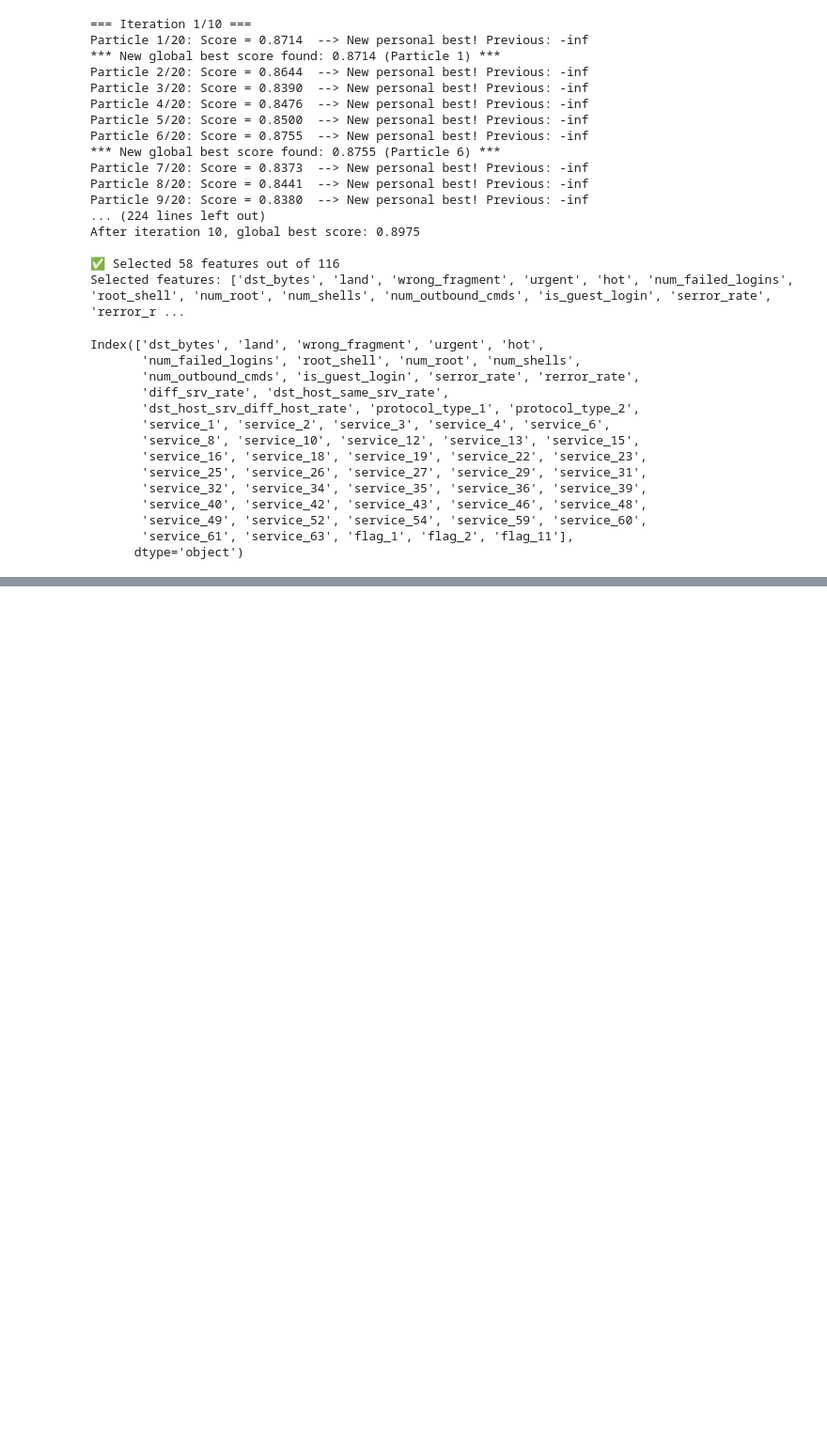
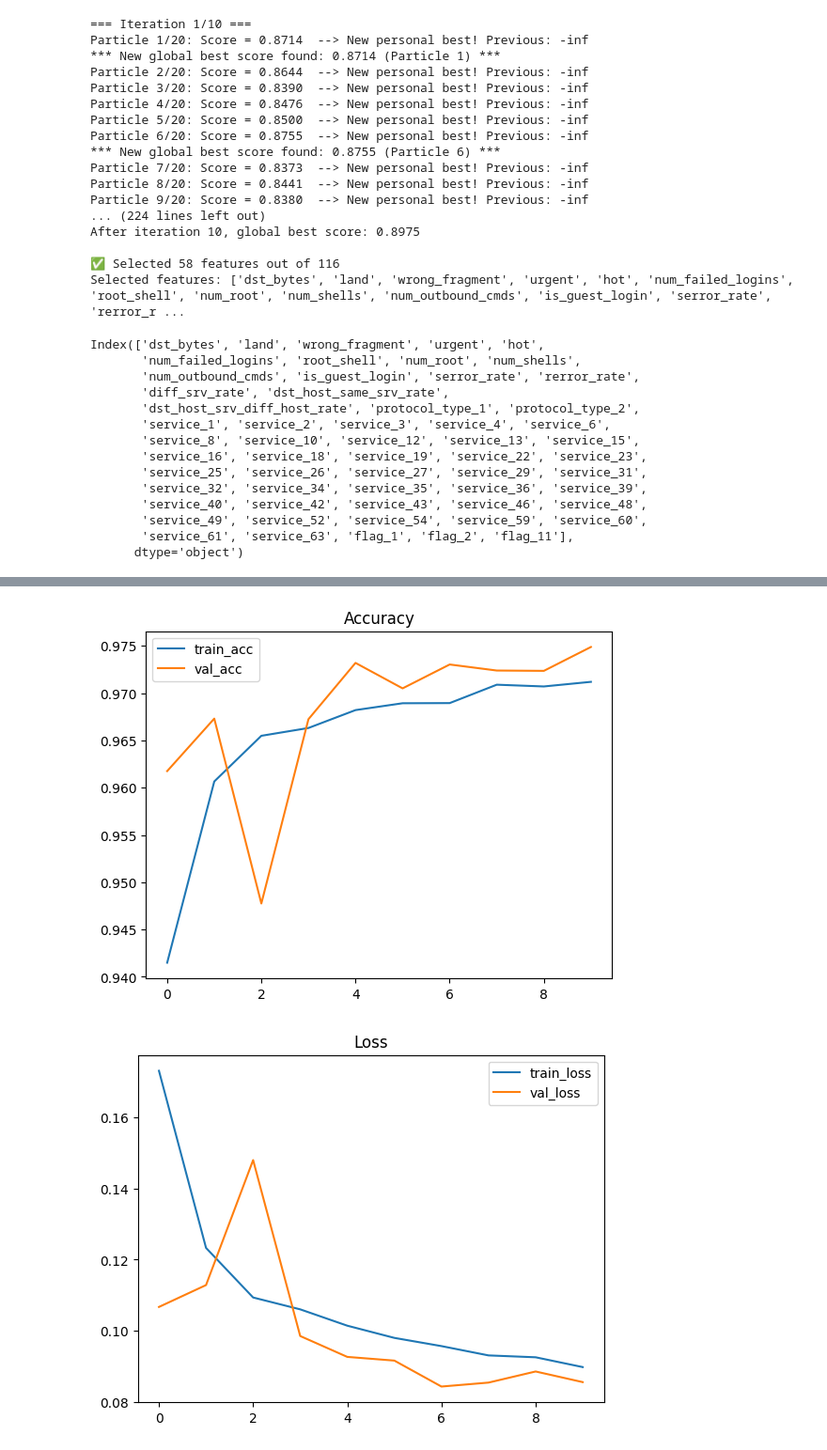
Before and after one commit to Tanveer2719/NIDS_Coursework, a Jupyter notebook: My_Code/main.ipynb, the cells around one changed output, grey strips where cells are left out. Shown at 94% size. Saved outputs shown, nothing was run; the diff lists cells and outputs as text; code cells hidden in the pictures; blank space fills up the shorter version.

```diff
--- a/My_Code/main.ipynb
+++ b/My_Code/main.ipynb
@@ -200,0 +218,3 @@ Index(['dst_bytes', 'land', 'wrong_fragment', 'urgent', 'hot',
+# %%
+df_selected = processed_full_df[columns_to_keep].copy()
+df_selected.shape
@@ -200,0 +413,13 @@ Index(['dst_bytes', 'land', 'wrong_fragment', 'urgent', 'hot',
+# %%
+# split the data for training
+from sklearn.model_selection import train_test_split
+
+X_np = X_embed_seq.numpy() if hasattr(X_embed_seq, 'numpy') else np.array(X_embed_seq)
+y = processed_target['class'].values
+
+from sklearn.model_selection import train_test_split
+X_train, X_val, y_train, y_val = train_test_split(
+    X_np, y, test_size=0.2, random_state=42, stratify=y
+)
+
+print(X_train.shape, X_val.shape)
@@ -200,0 +428,9 @@ Index(['dst_bytes', 'land', 'wrong_fragment', 'urgent', 'hot',
+# %%
+# train the model
+history = model.fit(
+    X_train,
+    y_train,
+    validation_data=(X_val, y_val),
+    batch_size=64,
+    epochs=10
+)
@@ -200,0 +462,17 @@ Index(['dst_bytes', 'land', 'wrong_fragment', 'urgent', 'hot',
+# %%
+import matplotlib.pyplot as plt
+
+plt.plot(history.history['accuracy'], label='train_acc')
+plt.plot(history.history['val_accuracy'], label='val_acc')
+plt.title("Accuracy")
+plt.legend()
+plt.show()
+
+plt.plot(history.history['loss'], label='train_loss')
+plt.plot(history.history['val_loss'], label='val_loss')
+plt.title("Loss")
+plt.legend()
+plt.show()
+# %% [output]
+[figure, added]
+[figure, added]
```
Also changed, not shown: parts of 13 cells of this notebook.
